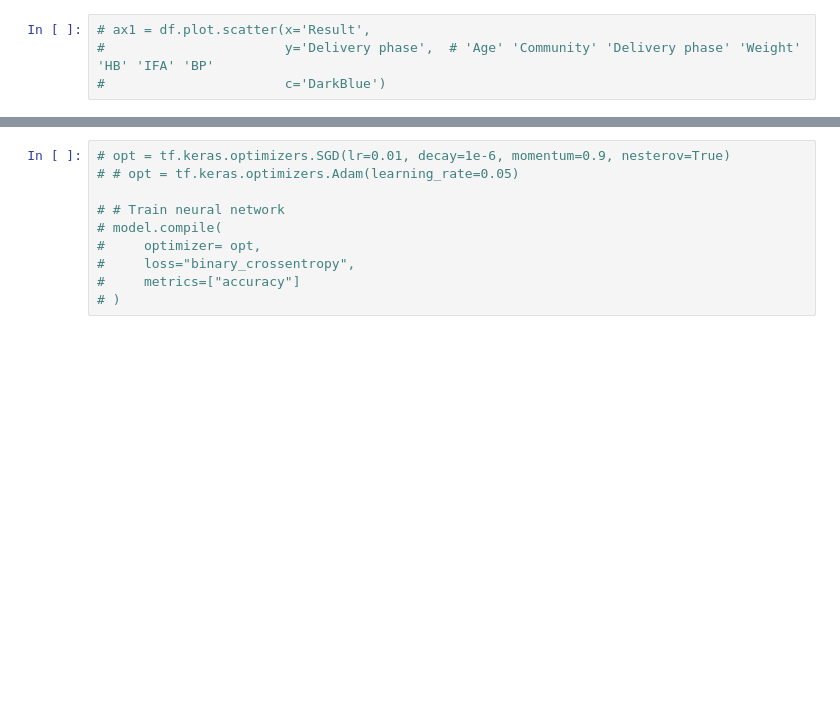
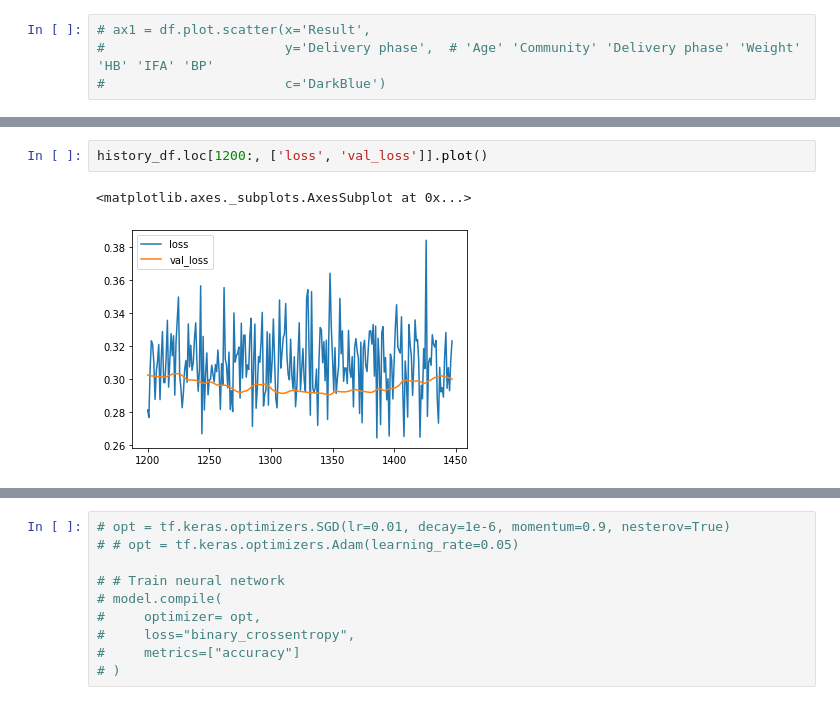
Before and after one commit to sujanchegu/MI-UE18CS303, a Jupyter notebook: A3/Model_rc.ipynb, the cells around one changed output, grey strips where cells are left out. Drawn from its saved outputs; the diff is of its cells as text; blank space fills up the shorter version.

```diff
--- a/A3/Model_rc.ipynb
+++ b/A3/Model_rc.ipynb
@@ -140,0 +223,5 @@ model = tf.keras.models.Sequential([
+# %%
+history_df.loc[1200:, ['loss', 'val_loss']].plot()
+# %% [output]
+<matplotlib.axes._subplots.AxesSubplot at 0x...>
+[figure, added]
```
Also changed, not shown: parts of 39 cells of this notebook.
